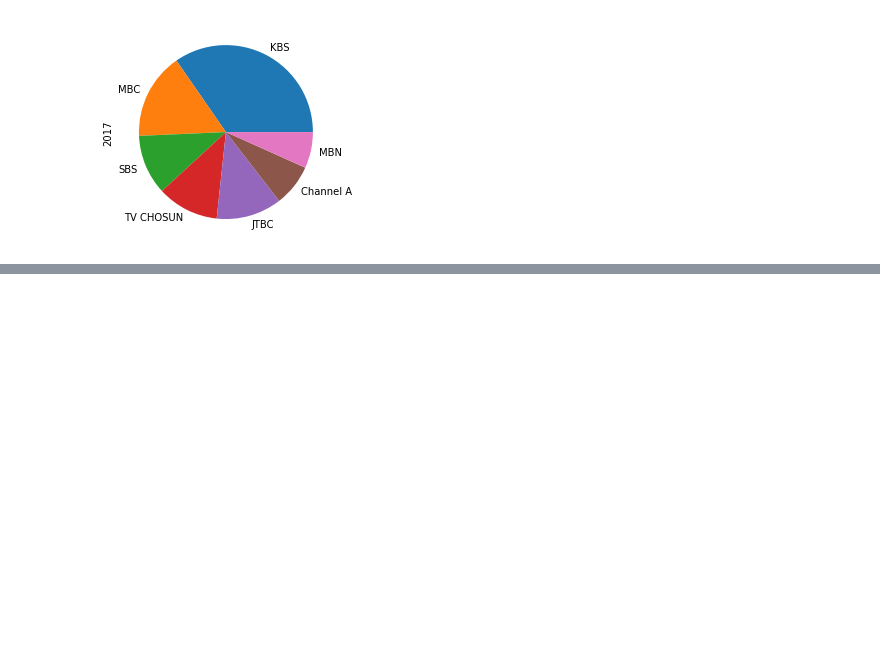
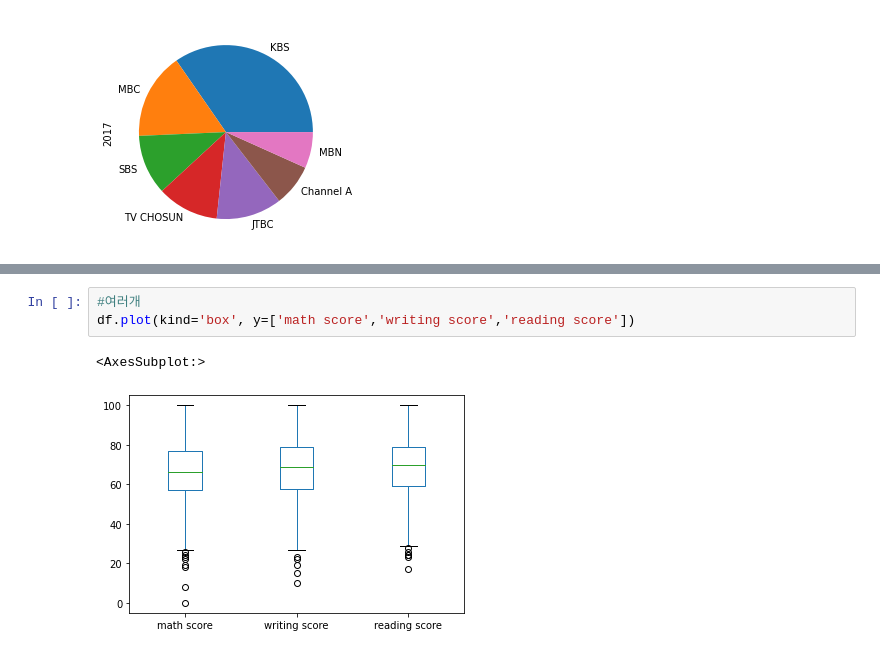
Before and after one commit to Hyuna13/Data_Science, a Jupyter notebook: codeit_matplotlib.ipynb, the cells around one changed output, grey strips where cells are left out. Saved outputs shown, nothing was run; the diff lists cells and outputs as text; blank space fills up the shorter version.

```diff
--- a/codeit_matplotlib.ipynb
+++ b/codeit_matplotlib.ipynb
@@ -93,0 +154,6 @@ df.loc[2017].plot(kind='pie')
+# %%
+#여러개
+df.plot(kind='box', y=['math score','writing score','reading score'])
+# %% [output]
+<AxesSubplot:>
+[figure, added]
```
Also changed, not shown: parts of 14 cells of this notebook.
